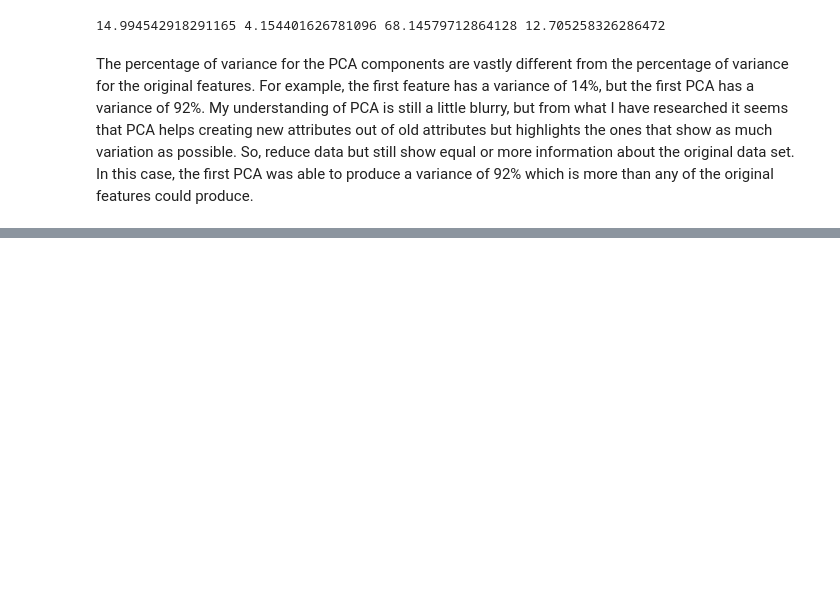
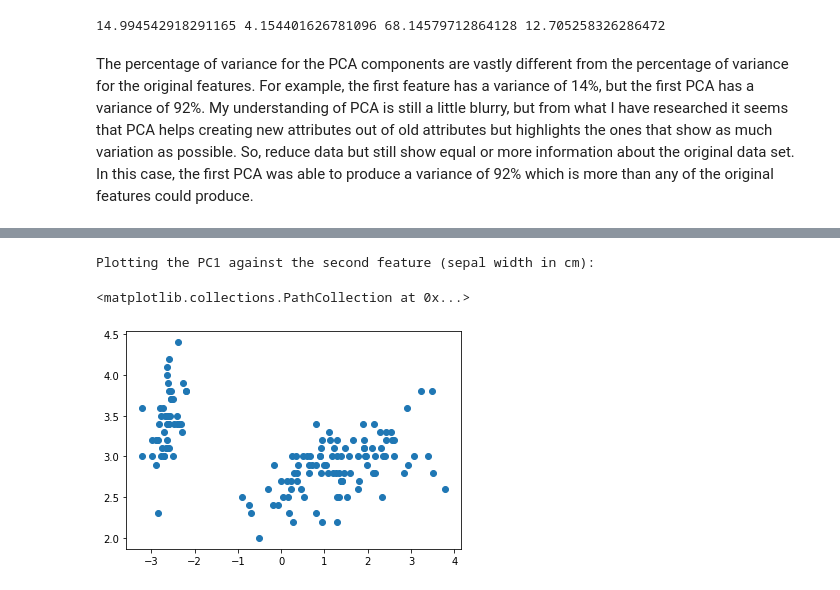
Before and after one commit to dokuritsu/CS422---Data-Mining, a Jupyter notebook: Homework/Homework 1/Homework 1.ipynb, the cells around one changed output, grey strips where cells are left out. Cells and saved outputs as stored; diff of their text form; code cells hidden in the pictures; blank space fills up the shorter version.

```diff
--- a/Homework/Homework 1/Homework 1.ipynb
+++ b/Homework/Homework 1/Homework 1.ipynb
@@ -224,0 +245,7 @@ The percentage of variance for the PCA components are vastly different from the
+# %%
+print("Plotting the PC1 against the second feature (sepal width in cm):")
+plt.scatter(pca_df['PC1'], iris_df['sepal width (cm)'])
+# %% [output]
+Plotting the PC1 against the second feature (sepal width in cm):
+<matplotlib.collections.PathCollection at 0x...>
+[figure, added]
```
Also changed, not shown: parts of 6 cells of this notebook.
